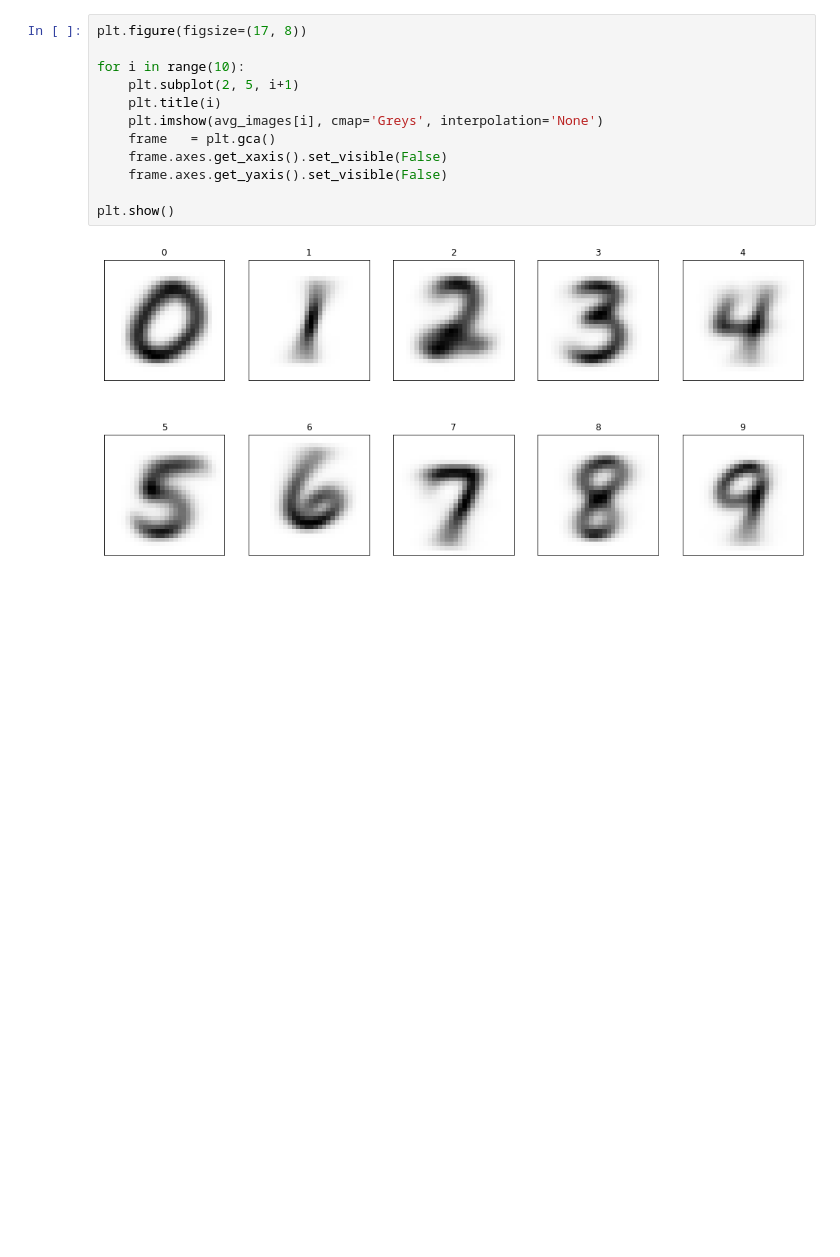
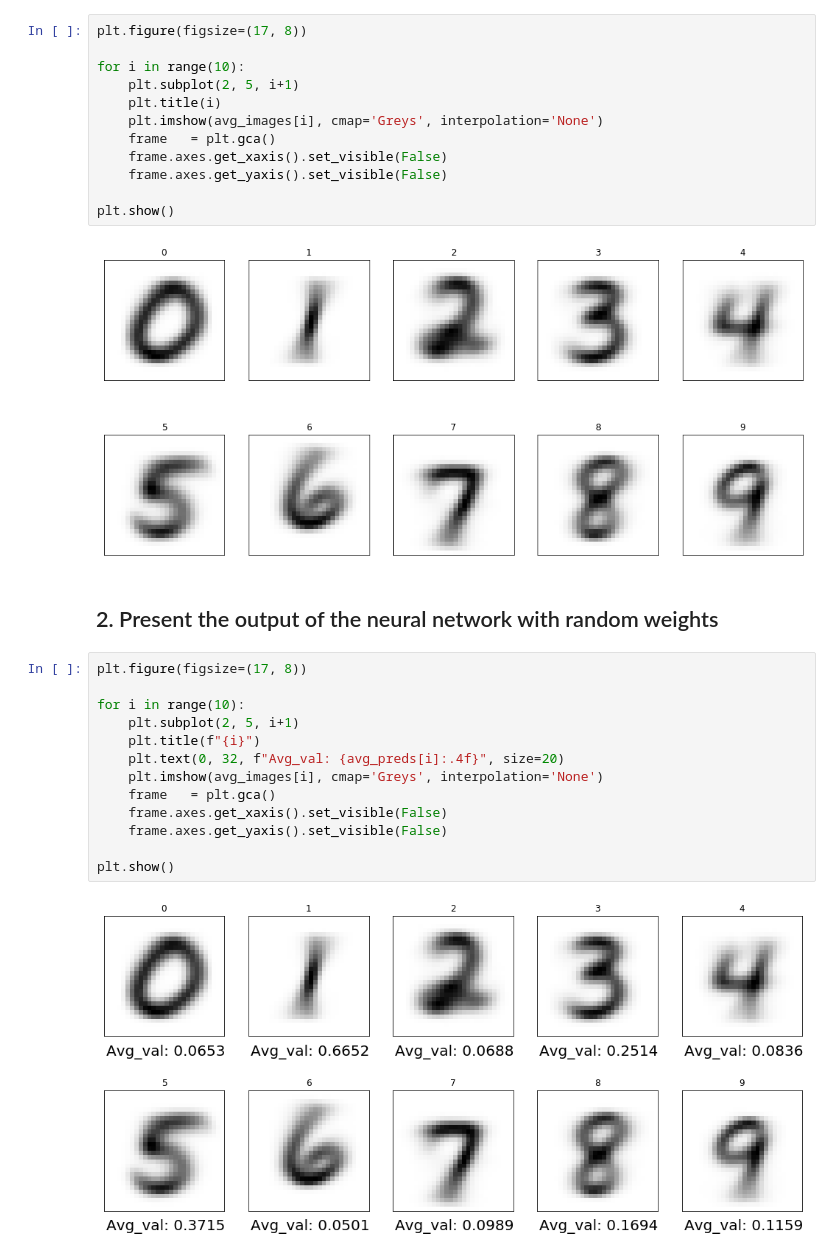
Before and after one commit to wonbeomjang/CAU54161-Machine-learning-class, a Jupyter notebook: Assignment_08/Assignment_08.ipynb, the cells around one changed output. Drawn from its saved outputs; the diff is of its cells as text; blank space fills up the shorter version.

Commit message:
2. Present the output of the neural network with random weights

```diff
--- a/Assignment_08/Assignment_08.ipynb
+++ b/Assignment_08/Assignment_08.ipynb
@@ -79,3 +79,20 @@ for i in range(10):
 plt.show()
 # %% [output]
 [figure]
+# %% [markdown]
+## 2. Present the output of the neural network with random weights
+# %%
+plt.figure(figsize=(17, 8))
+
+for i in range(10):
+    plt.subplot(2, 5, i+1)
+    plt.title(f"{i}")
+    plt.text(0, 32, f"Avg_val: {avg_preds[i]:.4f}", size=20)
+    plt.imshow(avg_images[i], cmap='Greys', interpolation='None')
+    frame   = plt.gca()
+    frame.axes.get_xaxis().set_visible(False)
+    frame.axes.get_yaxis().set_visible(False)
+
+plt.show()
+# %% [output]
+[figure, added]
```
